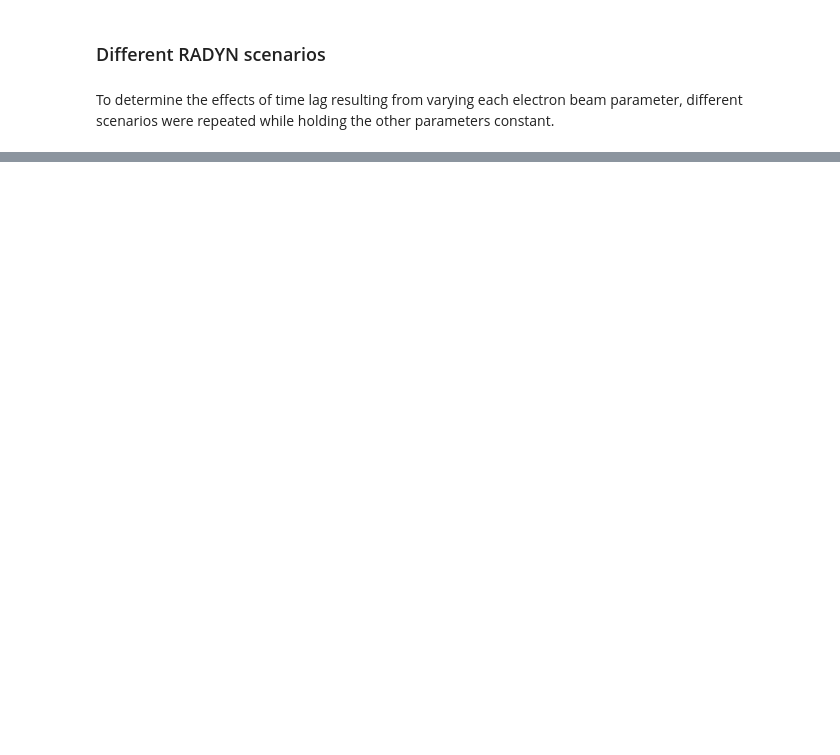
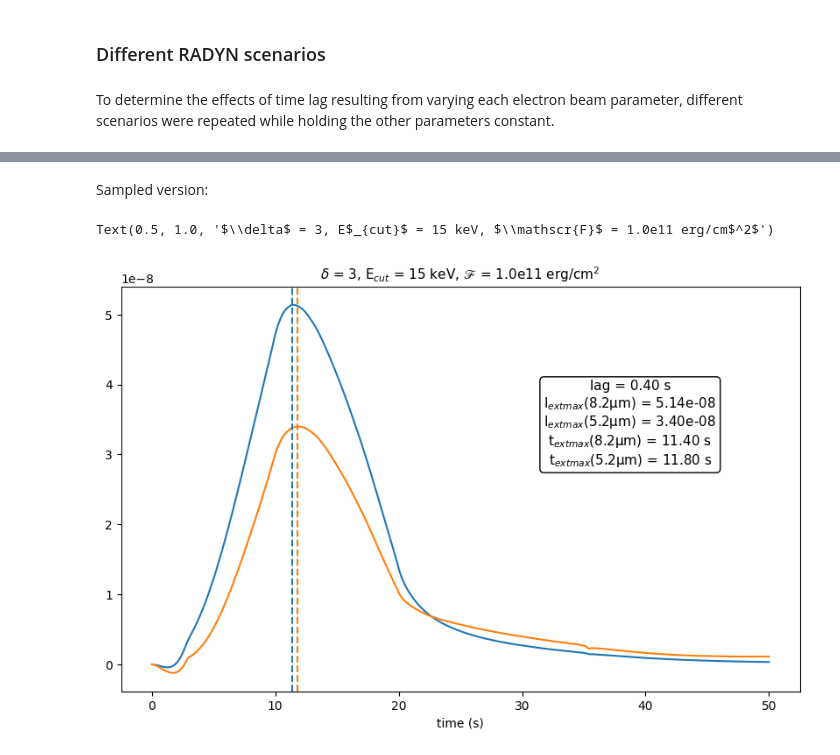
Before and after one commit to miguelrq21-spec/Delay-observations-mid-infrared-channels-in-solar-flare-footpoints, a Jupyter notebook: Code.ipynb, the cells around one changed output, grey strips where cells are left out. Drawn from its saved outputs; the diff is of its cells as text; code cells hidden in the pictures; blank space fills up the shorter version.

```diff
--- a/Code.ipynb
+++ b/Code.ipynb
@@ -2783,0 +2788,37 @@ plt.show()
+# %% [markdown]
+Sampled version:
+# %%
+filename = f"radyn_out.val3c_d3_1.0e11_t20s_15kev_fp_processed.pkl"
+data = load_data(os.path.join(input_folder, filename))
+times = data["times_1"]
+I_5um, I_8um = data["I_5um"], data["I_8um"]
+
+fig, ax = plt.subplots(figsize=(10, 6))
+
+ax.plot(times, (I_8um - I_8um[0]), color='C0', label="8.2 µm")
+ax.plot(times, (I_5um - I_5um[0]), color='C1', label="5.2 µm")
+
+max_t8 = times[np.argmax(I_8um)]
+max_t5 = times[np.argmax(I_5um)]
+max_I8 = np.max(I_8um - I_8um[0])
+max_I5 = np.max(I_5um - I_5um[0])
+
+ax.axvline(x=max_t8, color='C0', linestyle = "--")
+ax.axvline(x=max_t5, color='C1', linestyle = "--")
+
+ax.set_xlabel("time (s)")
+
+delay_max = max_t5 - max_t8
+ax.text(0.75, 0.55,
+        f"lag = {delay_max:.2f} s\n"
+        f"I$_{{\text{{max}}}}$(8.2µm) = {max_I8:.2e}\n"
+        f"I$_{{\text{{max}}}}$(5.2µm) = {max_I5:.2e}\n"
+        f"t$_{{\text{{max}}}}$(8.2µm) = {max_t8:.2f} s\n"
+        f"t$_{{\text{{max}}}}$(5.2µm) = {max_t5:.2f} s",
+        transform=ax.transAxes, ha="center", va="bottom", fontsize=11,
+        bbox=dict(facecolor="white", edgecolor="black", boxstyle="round,pad=0.3"))
+
+ax.set_title(r"$\delta$ = 3, E$_{cut}$ = 15 keV, $\mathscr{F}$ = 1.0e11 erg/cm$^2$", fontsize=11)
+# %% [output]
+Text(0.5, 1.0, '$\\delta$ = 3, E$_{cut}$ = 15 keV, $\\mathscr{F}$ = 1.0e11 erg/cm$^2$')
+[figure, added]
```
Also changed, not shown: parts of 12 cells of this notebook.
